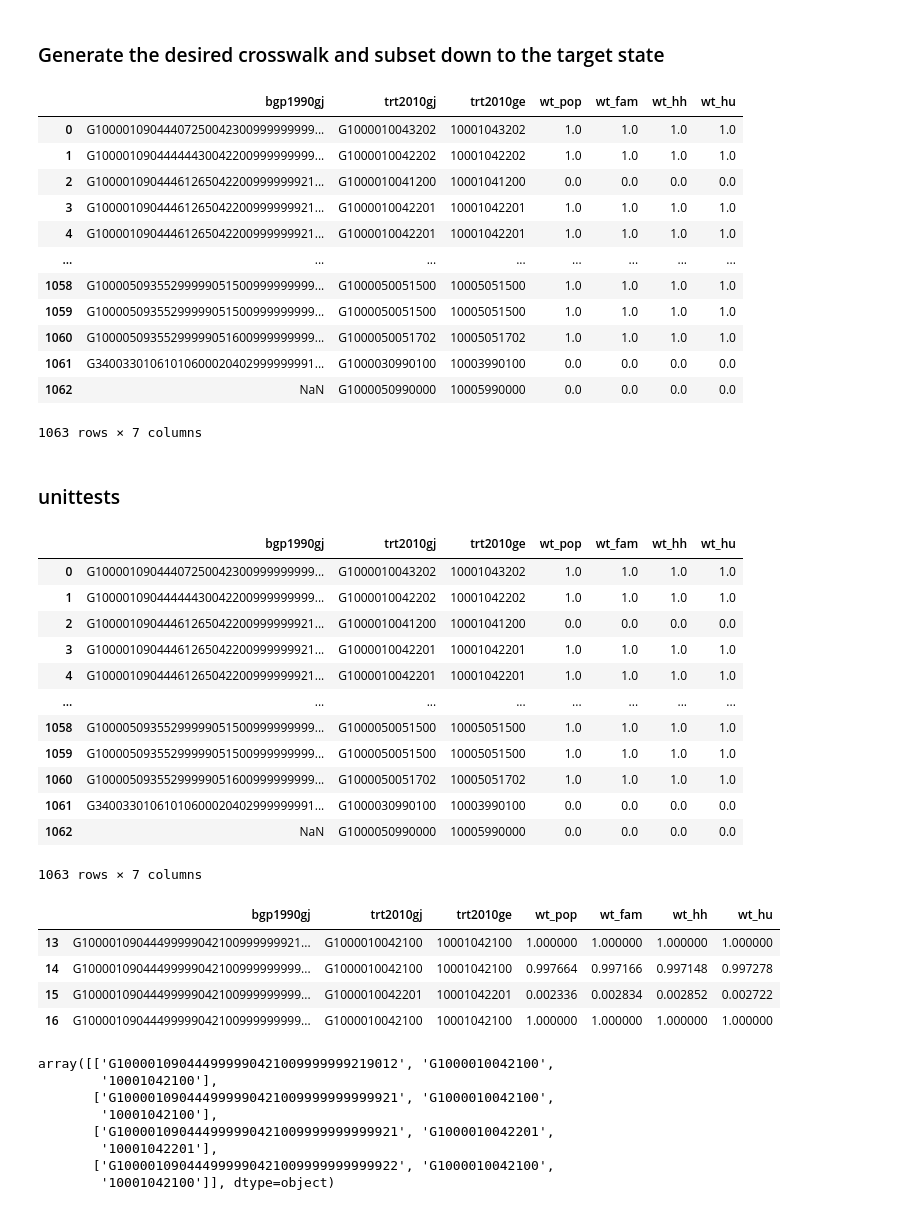
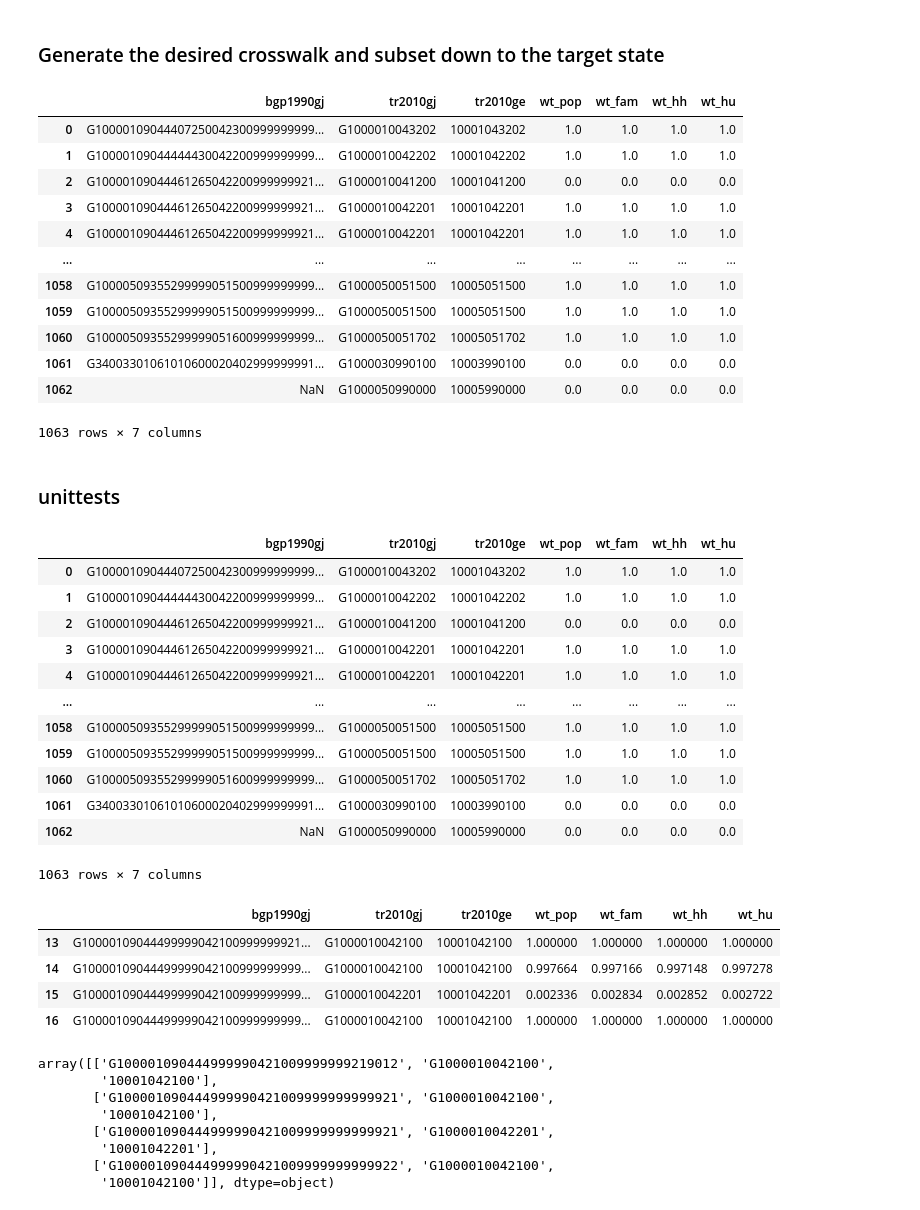
Before and after one commit to ipums/nhgisxwalk, a Jupyter notebook: notebooks/test_subset_1990.ipynb, the cells around one changed output. Drawn from its saved outputs; the diff is of its cells as text; code cells hidden in the pictures.

```diff
--- a/notebooks/test_subset_1990.ipynb
+++ b/notebooks/test_subset_1990.ipynb
@@ -53,7 +53,7 @@ gj_src, gj_trg = "GJOIN%s"%source_year, "GJOIN%s"%target_year
 # %% [markdown]
 ### Set the base-level crosswalk file name
 # %%
-base_xwalk_name = "nhgis_blk%s_blk%s_gj.csv.zip" % (source_year, target_year)
+base_xwalk_name = "nhgis_blk%s_blk%s_gj.zip" % (source_year, target_year)
 base_xwalk_file = "../testing_data_subsets/%s" % base_xwalk_name
 base_xwalk_file
 # %% [output]
@@ -108,23 +108,23 @@ input_var_tags = ["pop", "fam", "hh", "hu"]
 # %% [markdown]
 ### Generate the desired crosswalk and subset down to the target state
 # %%
-state_bgp1990trt2010 = nhgisxwalk.GeoCrossWalk(
+state_bgp1990tr2010 = nhgisxwalk.GeoCrossWalk(
     base_xwalk,
     source_year=source_year,
     target_year=target_year,
     source_geo="bgp",
-    target_geo="trt",
+    target_geo="tr",
     base_source_table=base_source_file,
     supp_source_table=supp_source_file,
     input_var=input_vars,
     weight_var=input_var_tags,
     keep_base=True,
     add_geoid=True
 )
 #del base_xwalk
-state_bgp1990trt2010.xwalk
+state_bgp1990tr2010.xwalk
 # %% [output]
-|  | bgp1990gj | trt2010gj | trt2010ge | wt_pop | wt_fam | wt_hh | wt_hu |
+|  | bgp1990gj | tr2010gj | tr2010ge | wt_pop | wt_fam | wt_hh | wt_hu |
 | 0 | G10000109044407250042300999999999... | G1000010043202 | 10001043202 | 1.0 | 1.0 | 1.0 | 1.0 |
 | 1 | G10000109044444430042200999999999... | G1000010042202 | 10001042202 | 1.0 | 1.0 | 1.0 | 1.0 |
 | 2 | G10000109044461265042200999999921... | G1000010041200 | 10001041200 | 0.0 | 0.0 | 0.0 | 0.0 |
@@ -140,9 +140,9 @@ state_bgp1990trt2010.xwalk
 # %% [markdown]
 ### unittests
 # %%
-state_bgp1990trt2010.xwalk.drop_duplicates(subset=["bgp1990gj", "trt2010gj"])
+state_bgp1990tr2010.xwalk.drop_duplicates(subset=["bgp1990gj", "tr2010gj"])
 # %% [output]
-|  | bgp1990gj | trt2010gj | trt2010ge | wt_pop | wt_fam | wt_hh | wt_hu |
+|  | bgp1990gj | tr2010gj | tr2010ge | wt_pop | wt_fam | wt_hh | wt_hu |
 | 0 | G10000109044407250042300999999999... | G1000010043202 | 10001043202 | 1.0 | 1.0 | 1.0 | 1.0 |
 | 1 | G10000109044444430042200999999999... | G1000010042202 | 10001042202 | 1.0 | 1.0 | 1.0 | 1.0 |
 | 2 | G10000109044461265042200999999921... | G1000010041200 | 10001041200 | 0.0 | 0.0 | 0.0 | 0.0 |
@@ -157,9 +157,9 @@ state_bgp1990trt2010.xwalk.drop_duplicates(subset=["bgp1990gj", "trt2010gj"])
 1063 rows × 7 columns
 # %%
 ix1, ix2 = 13, 17
-state_bgp1990trt2010.xwalk.loc[ix1:ix2-1]
+state_bgp1990tr2010.xwalk.loc[ix1:ix2-1]
 # %% [output]
-|  | bgp1990gj | trt2010gj | trt2010ge | wt_pop | wt_fam | wt_hh | wt_hu |
+|  | bgp1990gj | tr2010gj | tr2010ge | wt_pop | wt_fam | wt_hh | wt_hu |
 | 13 | G10000109044499999042100999999921... | G1000010042100 | 10001042100 | 1.000000 | 1.000000 | 1.000000 | 1.000000 |
 | 14 | G10000109044499999042100999999999... | G1000010042100 | 10001042100 | 0.997664 | 0.997166 | 0.997148 | 0.997278 |
 | 15 | G10000109044499999042100999999999... | G1000010042201 | 10001042201 | 0.002336 | 0.002834 | 0.002852 | 0.002722 |
```
Also changed, not shown: parts of 7 cells of this notebook, 3 other files.
